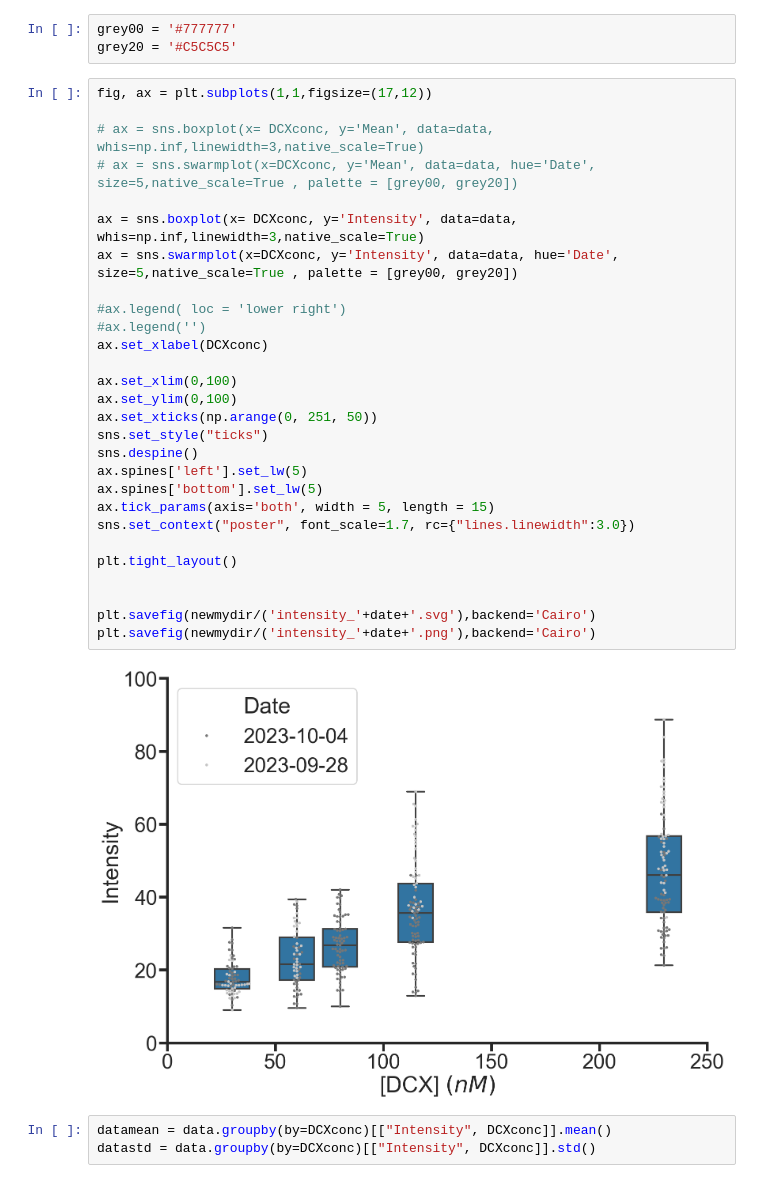
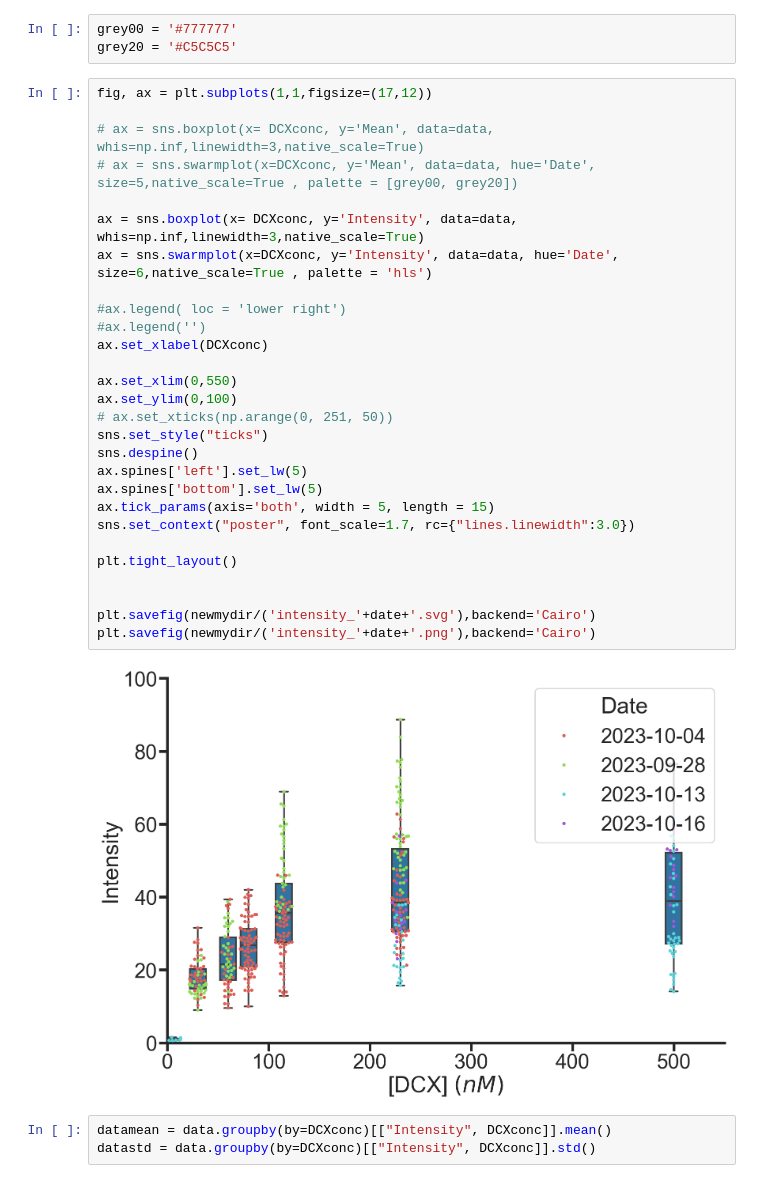
Before and after one commit to sofiacruzt/sofia-brouhardlab, a Jupyter notebook: dynamics/EJCB2023/Intensity-medianBkgrdSubs.ipynb, the cells around one changed output. Cells and saved outputs as stored; diff of their text form.

```diff
--- a/dynamics/EJCB2023/Intensity-medianBkgrdSubs.ipynb
+++ b/dynamics/EJCB2023/Intensity-medianBkgrdSubs.ipynb
@@ -177,33 +175,33 @@ grey20 = '#C5C5C5'
 # %%
 fig, ax = plt.subplots(1,1,figsize=(17,12))
 
 # ax = sns.boxplot(x= DCXconc, y='Mean', data=data, whis=np.inf,linewidth=3,native_scale=True)
 # ax = sns.swarmplot(x=DCXconc, y='Mean', data=data, hue='Date', size=5,native_scale=True , palette = [grey00, grey20])
 
 ax = sns.boxplot(x= DCXconc, y='Intensity', data=data, whis=np.inf,linewidth=3,native_scale=True)
-ax = sns.swarmplot(x=DCXconc, y='Intensity', data=data, hue='Date', size=5,native_scale=True , palette = [grey00, grey20])
+ax = sns.swarmplot(x=DCXconc, y='Intensity', data=data, hue='Date', size=6,native_scale=True , palette = 'hls')
 
 #ax.legend( loc = 'lower right')
 #ax.legend('')
 ax.set_xlabel(DCXconc)
 
-ax.set_xlim(0,100)
+ax.set_xlim(0,550)
 ax.set_ylim(0,100)
-ax.set_xticks(np.arange(0, 251, 50))
+# ax.set_xticks(np.arange(0, 251, 50))
 sns.set_style("ticks")
 sns.despine()
 ax.spines['left'].set_lw(5)
 ax.spines['bottom'].set_lw(5)
 ax.tick_params(axis='both', width = 5, length = 15)
 sns.set_context("poster", font_scale=1.7, rc={"lines.linewidth":3.0})
 
 plt.tight_layout()
 
 
 plt.savefig(newmydir/('intensity_'+date+'.svg'),backend='Cairo')
 plt.savefig(newmydir/('intensity_'+date+'.png'),backend='Cairo')
 # %% [output]
-[figure, old version]
+[figure, new version]
 # %%
 datamean = data.groupby(by=DCXconc)[["Intensity", DCXconc]].mean()
 datastd = data.groupby(by=DCXconc)[["Intensity", DCXconc]].std()
```
Also changed, not shown: parts of 24 cells of this notebook, 1 other file.
